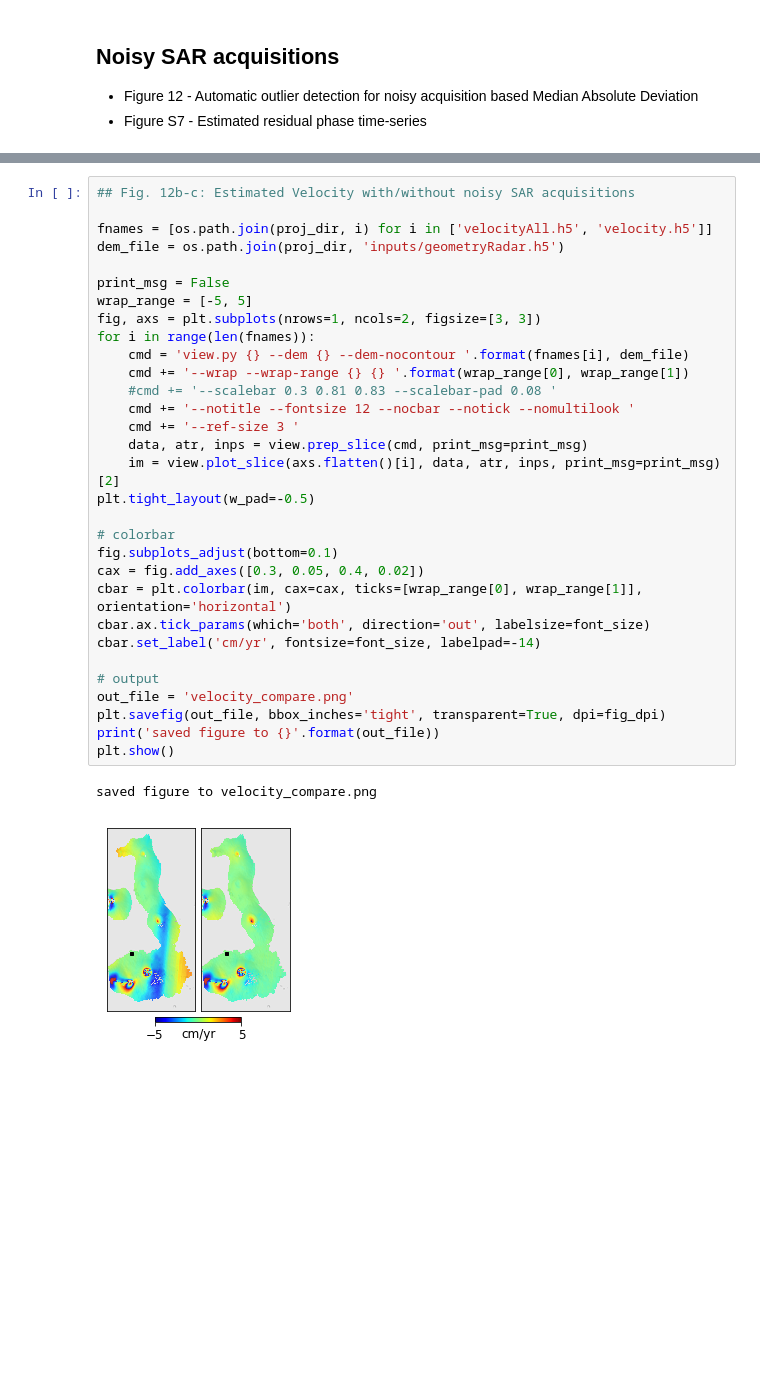
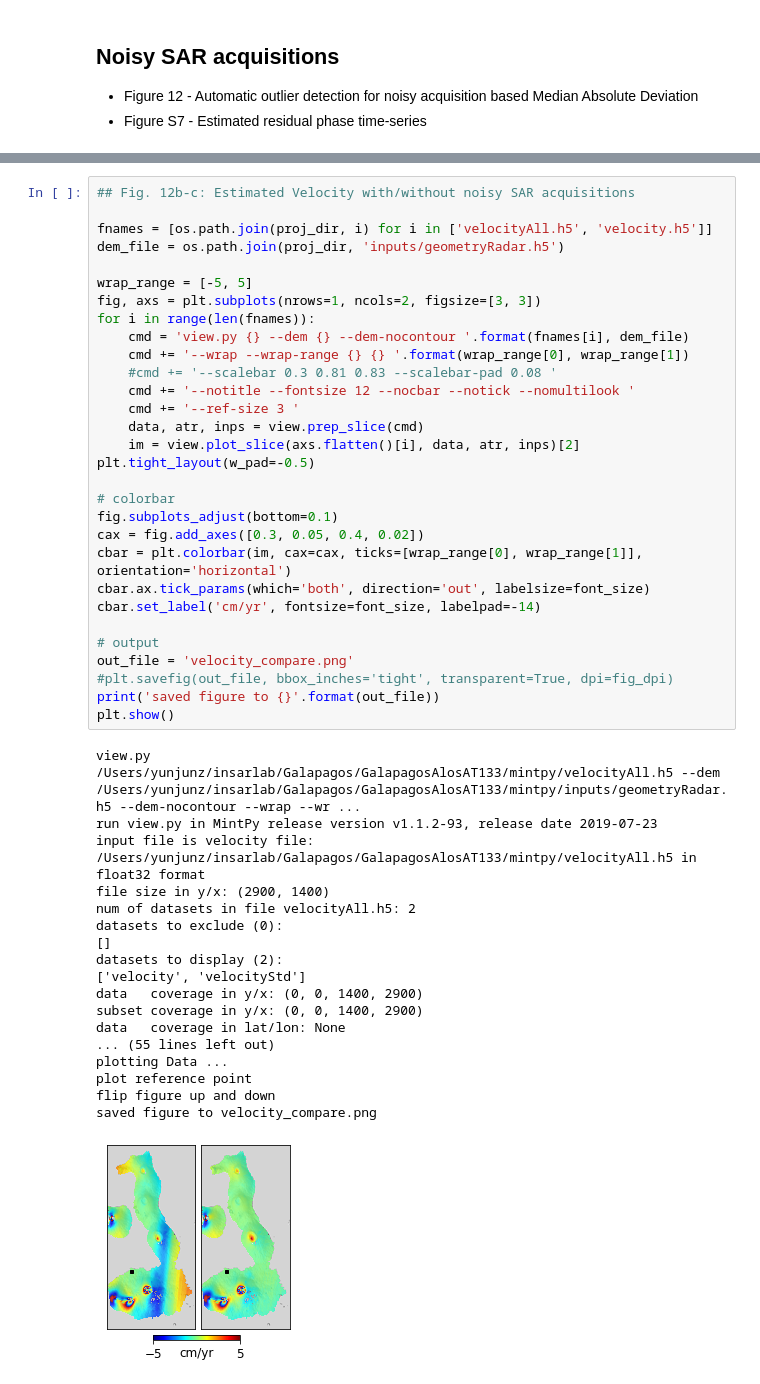
Before and after one commit to insarlab/MintPy, a Jupyter notebook: docs/paper/Fig_12_S07_noisyAcquisition_residualPhase.ipynb, the cells around one changed output, grey strips where cells are left out. Cells and saved outputs as stored; diff of their text form; blank space fills up the shorter version.

```diff
--- a/docs/paper/Fig_12_S07_noisyAcquisition_residualPhase.ipynb
+++ b/docs/paper/Fig_12_S07_noisyAcquisition_residualPhase.ipynb
@@ -49,36 +50,51 @@ saved to file rms.pdf
 # %%
 ## Fig. 12b-c: Estimated Velocity with/without noisy SAR acquisitions
 
 fnames = [os.path.join(proj_dir, i) for i in ['velocityAll.h5', 'velocity.h5']]
 dem_file = os.path.join(proj_dir, 'inputs/geometryRadar.h5')
 
-print_msg = False
 wrap_range = [-5, 5]
 fig, axs = plt.subplots(nrows=1, ncols=2, figsize=[3, 3])
 for i in range(len(fnames)):
     cmd = 'view.py {} --dem {} --dem-nocontour '.format(fnames[i], dem_file)
     cmd += '--wrap --wrap-range {} {} '.format(wrap_range[0], wrap_range[1])
     #cmd += '--scalebar 0.3 0.81 0.83 --scalebar-pad 0.08 '
     cmd += '--notitle --fontsize 12 --nocbar --notick --nomultilook '
     cmd += '--ref-size 3 '
-    data, atr, inps = view.prep_slice(cmd, print_msg=print_msg)
-    im = view.plot_slice(axs.flatten()[i], data, atr, inps, print_msg=print_msg)[2]
+    data, atr, inps = view.prep_slice(cmd)
+    im = view.plot_slice(axs.flatten()[i], data, atr, inps)[2]
 plt.tight_layout(w_pad=-0.5)
 
 # colorbar
 fig.subplots_adjust(bottom=0.1)
 cax = fig.add_axes([0.3, 0.05, 0.4, 0.02])
 cbar = plt.colorbar(im, cax=cax, ticks=[wrap_range[0], wrap_range[1]], orientation='horizontal')
 cbar.ax.tick_params(which='both', direction='out', labelsize=font_size)
 cbar.set_label('cm/yr', fontsize=font_size, labelpad=-14)
 
 # output
 out_file = 'velocity_compare.png'
-plt.savefig(out_file, bbox_inches='tight', transparent=True, dpi=fig_dpi)
+#plt.savefig(out_file, bbox_inches='tight', transparent=True, dpi=fig_dpi)
 print('saved figure to {}'.format(out_file))
 plt.show()
 # %% [output]
+view.py /Users/yunjunz/insarlab/Galapagos/GalapagosAlosAT133/mintpy/velocityAll.h5 --dem /Users/yunjunz/insarlab/Galapagos/GalapagosAlosAT133/mintpy/inputs/geometryRadar.h5 --dem-nocontour --wrap --wr ...
+run view.py in MintPy release version v1.1.2-93, release date 2019-07-23
+input file is velocity file: /Users/yunjunz/insarlab/Galapagos/GalapagosAlosAT133/mintpy/velocityAll.h5 in float32 format
+file size in y/x: (2900, 1400)
+num of datasets in file velocityAll.h5: 2
+datasets to exclude (0):
+[]
+datasets to display (2):
+['velocity', 'velocityStd']
+data   coverage in y/x: (0, 0, 1400, 2900)
+subset coverage in y/x: (0, 0, 1400, 2900)
+data   coverage in lat/lon: None
+... (55 lines left out)
+plotting Data ...
+plot reference point
+flip figure up and down
 saved figure to velocity_compare.png
-[figure, old version]
+[figure, new version]
 # %%
 # Figure S7 - Phase Residual Time-Series
```
Also changed, not shown: parts of 3 cells of this notebook, 37 other files.
